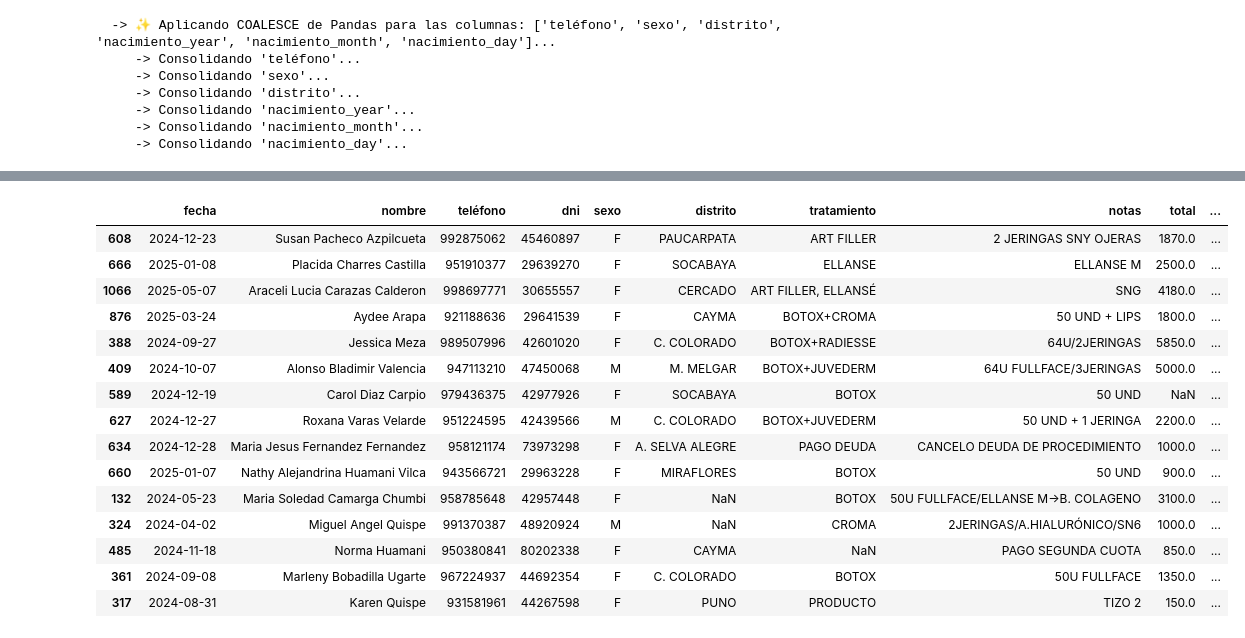
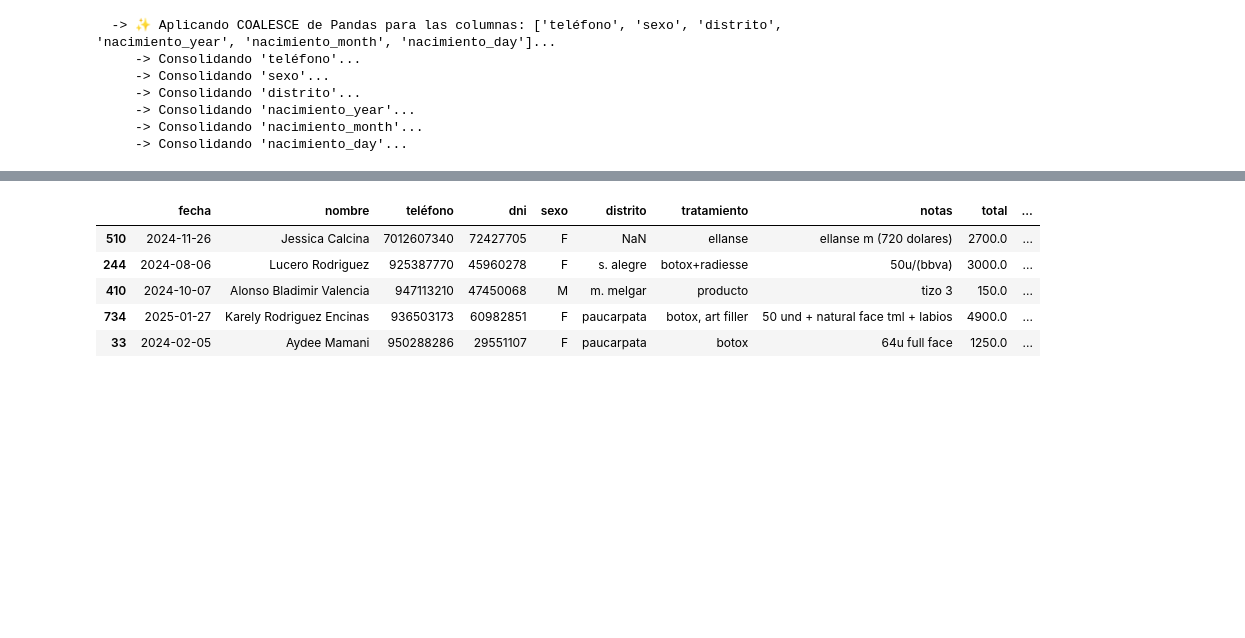
Before and after one commit to MiguelAAR10/clinica-prime-etl-pipeline, a Jupyter notebook: notebooks/etl_v2.ipynb, the cells around one changed output, grey strips where cells are left out. Cells and saved outputs as stored; diff of their text form; code cells hidden in the pictures; blank space fills up the shorter version.

```diff
--- a/notebooks/etl_v2.ipynb
+++ b/notebooks/etl_v2.ipynb
@@ -210,3 +220,24 @@ sys.path.append(ruta_proyecto)
 print(f"(--------- Ruta del proyecto {ruta_proyecto} agregado al mapa de Python--------------)")
 # %% [output]
 (--------- Ruta del proyecto /mnt/c/DataScience/Projects_Python/Clinica_Prime agregado al mapa de Python--------------)
+# %%
+# ======================================================================
+# 🏛️ LA OBRA - Aplicando la Purificación con Auditoría
+# ======================================================================
+# PRERREQUISITO: df_final existe. Taller .py actualizado. Kernel reiniciado.
+
+# --- Importando nuestra nueva herramienta blindada ---
+from src.limpieza_utils import estandarizar_texto
+
+print("\n--- Iniciando la Fase de Purificación Profunda de Texto con Auditoría ---")
+
+columnas_de_texto_clave = ['tratamiento', 'notas', 'nombre', 'distrito']
+
+# --- El Proceso de Purificación Auditado ---
+for columna in columnas_de_texto_clave:
+    # Simplemente llamamos a la nueva función
+    df_final = df_final.pipe(estandarizar_texto, nombre_columna=columna)
+
+# --- INFORME FINAL DE ESTADO ---
+print("\n\n--- 📋 INFORME FINAL DE NULOS POST-PURIFICACIÓN ---")
+print(df_final[columnas_de_texto_clave].info())
@@ -503 +550,4 @@ memory usage: 87.4+ KB
 None
+# %%
+df_final['nombre'] = df_final['nombre'].str.title()
+df_final['nombre'].sample(20)
@@ -604,0 +694,2 @@ dtype: object
+# %%
+df_final['texto_consulta'] = df_final['tratamiento'] + ' ' + df_final['notas']
@@ -616,10 +770,3 @@ df_final = df_final.pipe(desglosar_fecha, nombre_columna='nacimiento', prefijo='
 --- Iniciando Fase Final de Limpieza y Enriquecimiento ---
   -> 🗓️  Aplicando herramienta: 'desglosar_fecha' en 'nacimiento'...
      -> Columna 'nacimiento' desglosada y eliminada.
-# %%
-
-# --- Aplicando la Extracción de Producto (Optimizada) ---
-df_final = df_final.pipe(extraer_producto_principal, cols_fuente='notas')
-
-print("\n\n--- Verificación Final de la Estructura ---")
-print(df_final.info(show_counts=True))
@@ -947,19 +1101,9 @@ df_duplicates[df_duplicates[['nombre','teléfono', 'sexo', 'distrito','nacimient
 # %%
-df_final.sample(15)
+df_final.sample(5)
 # %% [output]
 |  | fecha | nombre | teléfono | dni | sexo | distrito | tratamiento | notas | total | ... |
-| 608 | 2024-12-23 | Susan Pacheco Azpilcueta | 992875062 | 45460897 | F | PAUCARPATA | ART FILLER | 2 JERINGAS SNY OJERAS | 1870.0 | ... |
-| 666 | 2025-01-08 | Placida Charres Castilla | 951910377 | 29639270 | F | SOCABAYA | ELLANSE | ELLANSE M | 2500.0 | ... |
-| 1066 | 2025-05-07 | Araceli Lucia Carazas Calderon | 998697771 | 30655557 | F | CERCADO | ART FILLER, ELLANSÉ | SNG | 4180.0 | ... |
-| 876 | 2025-03-24 | Aydee Arapa | 921188636 | 29641539 | F | CAYMA | BOTOX+CROMA | 50 UND + LIPS | 1800.0 | ... |
-| 388 | 2024-09-27 | Jessica Meza | 989507996 | 42601020 | F | C. COLORADO | BOTOX+RADIESSE | 64U/2JERINGAS | 5850.0 | ... |
-| 409 | 2024-10-07 | Alonso Bladimir Valencia | 947113210 | 47450068 | M | M. MELGAR | BOTOX+JUVEDERM | 64U FULLFACE/3JERINGAS | 5000.0 | ... |
-| 589 | 2024-12-19 | Carol Diaz Carpio | 979436375 | 42977926 | F | SOCABAYA | BOTOX | 50 UND | NaN | ... |
-| 627 | 2024-12-27 | Roxana Varas Velarde | 951224595 | 42439566 | M | C. COLORADO | BOTOX+JUVEDERM | 50 UND + 1 JERINGA | 2200.0 | ... |
-| 634 | 2024-12-28 | Maria Jesus Fernandez Fernandez | 958121174 | 73973298 | F | A. SELVA ALEGRE | PAGO DEUDA | CANCELO DEUDA DE PROCEDIMIENTO | 1000.0 | ... |
-| 660 | 2025-01-07 | Nathy Alejandrina Huamani Vilca | 943566721 | 29963228 | F | MIRAFLORES | BOTOX | 50 UND | 900.0 | ... |
-| 132 | 2024-05-23 | Maria Soledad Camarga Chumbi | 958785648 | 42957448 | F | NaN | BOTOX | 50U FULLFACE/ELLANSE M->B. COLAGENO | 3100.0 | ... |
-| 324 | 2024-04-02 | Miguel Angel Quispe | 991370387 | 48920924 | M | NaN | CROMA | 2JERINGAS/A.HIALURÓNICO/SN6 | 1000.0 | ... |
-| 485 | 2024-11-18 | Norma Huamani | 950380841 | 80202338 | F | CAYMA | NaN | PAGO SEGUNDA CUOTA | 850.0 | ... |
-| 361 | 2024-09-08 | Marleny Bobadilla Ugarte | 967224937 | 44692354 | F | C. COLORADO | BOTOX | 50U FULLFACE | 1350.0 | ... |
-| 317 | 2024-08-31 | Karen Quispe | 931581961 | 44267598 | F | PUNO | PRODUCTO | TIZO 2 | 150.0 | ... |
+| 510 | 2024-11-26 | Jessica Calcina | 7012607340 | 72427705 | F | NaN | ellanse | ellanse m (720 dolares) | 2700.0 | ... |
+| 244 | 2024-08-06 | Lucero Rodriguez | 925387770 | 45960278 | F | s. alegre | botox+radiesse | 50u/(bbva) | 3000.0 | ... |
+| 410 | 2024-10-07 | Alonso Bladimir Valencia | 947113210 | 47450068 | M | m. melgar | producto | tizo 3 | 150.0 | ... |
+| 734 | 2025-01-27 | Karely Rodriguez Encinas | 936503173 | 60982851 | F | paucarpata | botox, art filler | 50 und + natural face tml + labios | 4900.0 | ... |
+| 33 | 2024-02-05 | Aydee Mamani | 950288286 | 29551107 | F | paucarpata | botox | 64u full face | 1250.0 | ... |
```
Also changed, not shown: parts of 62 cells of this notebook, 1 other file.
